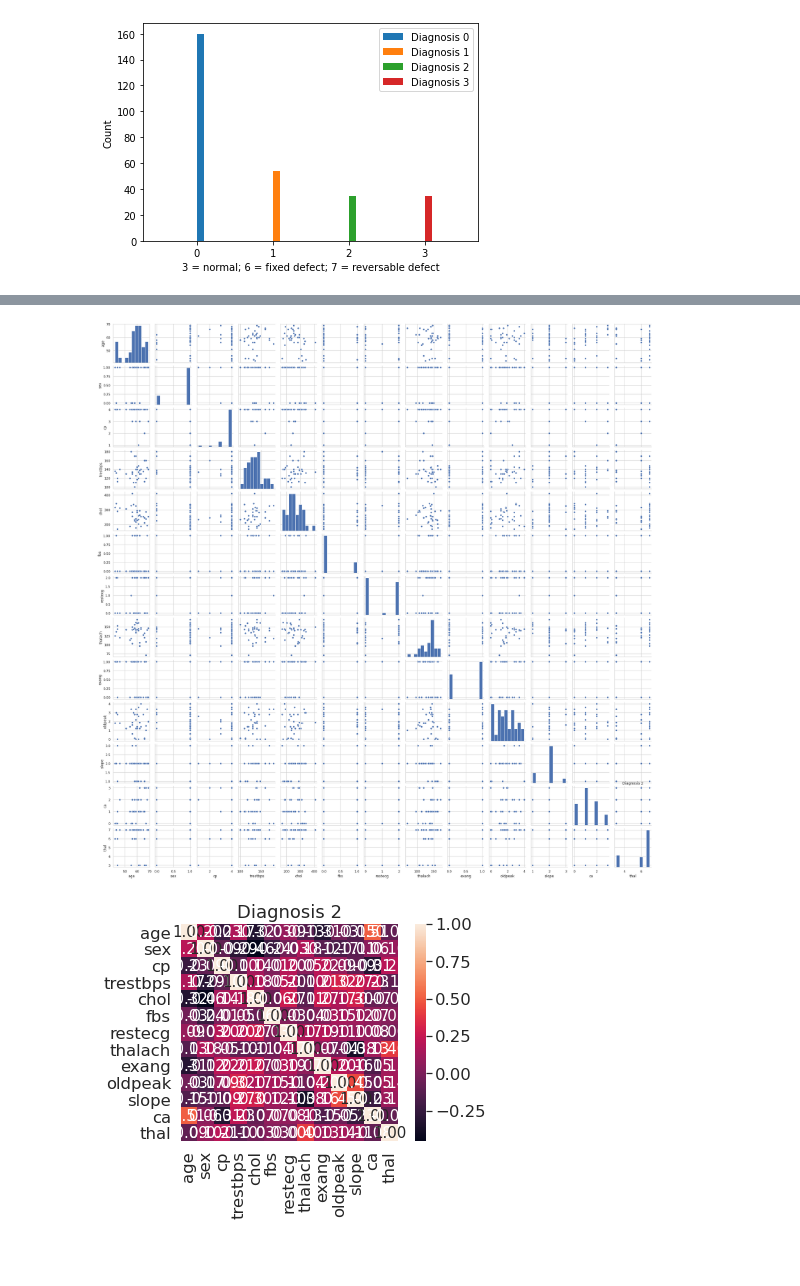
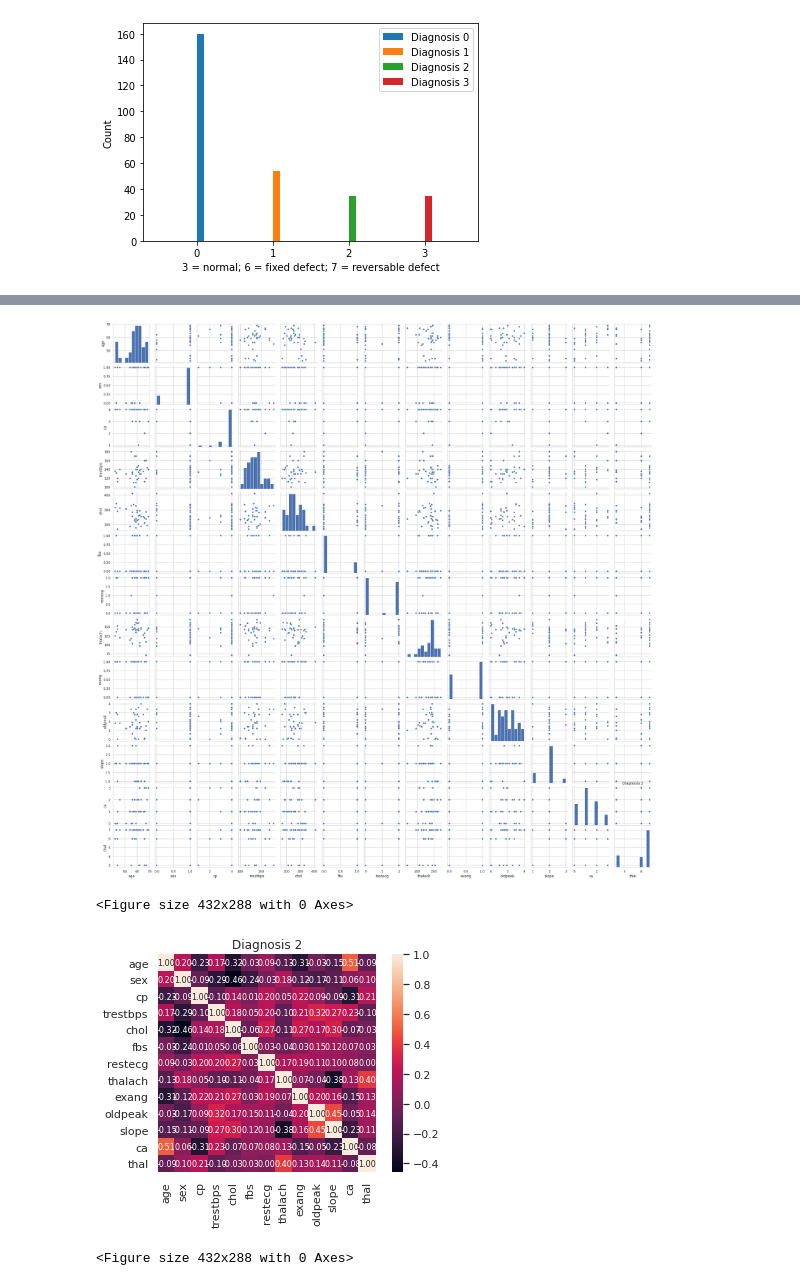
Before and after one commit to joaogomes18/Machine-Learning, a Jupyter notebook: 1stAssignment/1sAssignmentVisualData.ipynb, the cells around one changed output, grey strips where cells are left out. Saved outputs shown, nothing was run; the diff lists cells and outputs as text; code cells hidden in the pictures; blank space fills up the shorter version.

```diff
--- a/1stAssignment/1sAssignmentVisualData.ipynb
+++ b/1stAssignment/1sAssignmentVisualData.ipynb
@@ -170,9 +172,10 @@ plt.show()
 # %%
 cols = ["age", "sex", "cp", "trestbps", "chol", "fbs", "restecg", "thalach", "exang", "oldpeak", "slope", "ca", "thal"]
 cm = np.corrcoef(data0[["age", "sex", "cp", "trestbps", "chol", "fbs", "restecg", "thalach", "exang", "oldpeak", "slope", "ca", "thal"]].values.T)
-sns.set(font_scale=1.5)
-hm = sns.heatmap(cm, cbar=True, annot=True, square=True, fmt='.2f', annot_kws={'size':15},
+sns.set(font_scale=1)
+hm = sns.heatmap(cm, cbar=True, annot=True, square=True, fmt='.2f', annot_kws={'size':8},
                  yticklabels=cols, xticklabels=cols)
 plt.title("Diagnosis 0")
 plt.show()
+plt.savefig("diagnosis0_corr.png")
 # %% [output]
@@ -187,9 +193,10 @@ plt.show()
 # %%
 cols = ["age", "sex", "cp", "trestbps", "chol", "fbs", "restecg", "thalach", "exang", "oldpeak", "slope", "ca", "thal"]
 cm = np.corrcoef(data1[["age", "sex", "cp", "trestbps", "chol", "fbs", "restecg", "thalach", "exang", "oldpeak", "slope", "ca", "thal"]].values.T)
-sns.set(font_scale=1.5)
-hm = sns.heatmap(cm, cbar=True, annot=True, square=True, fmt='.2f', annot_kws={'size':15},
+sns.set(font_scale=1)
+hm = sns.heatmap(cm, cbar=True, annot=True, square=True, fmt='.2f', annot_kws={'size':8},
                  yticklabels=cols, xticklabels=cols)
 plt.title("Diagnosis 1")
 plt.show()
+plt.savefig("diagnosis1_corr.png")
 # %% [output]
@@ -199,18 +207,22 @@ sns.set(style='whitegrid', context='notebook')
 sns.pairplot(data2[["age", "sex", "cp", "trestbps", "chol", "fbs", "restecg", "thalach", "exang", "oldpeak", "slope", "ca", "thal"]], height=2)
 plt.title("Diagnosis 2")
 plt.show()
+plt.savefig("diagnosis2_mult.png")
 # %% [output]
 [figure]
+<Figure size 432x288 with 0 Axes>
 # %%
 cols = ["age", "sex", "cp", "trestbps", "chol", "fbs", "restecg", "thalach", "exang", "oldpeak", "slope", "ca", "thal"]
 cm = np.corrcoef(data2[["age", "sex", "cp", "trestbps", "chol", "fbs", "restecg", "thalach", "exang", "oldpeak", "slope", "ca", "thal"]].values.T)
-sns.set(font_scale=1.5)
-hm = sns.heatmap(cm, cbar=True, annot=True, square=True, fmt='.2f', annot_kws={'size':15},
+sns.set(font_scale=1)
+hm = sns.heatmap(cm, cbar=True, annot=True, square=True, fmt='.2f', annot_kws={'size':8},
                  yticklabels=cols, xticklabels=cols)
 plt.title("Diagnosis 2")
 plt.show()
+plt.savefig("diagnosis2_corr.png")
 # %% [output]
-[figure, old version]
+[figure, new version]
+<Figure size 432x288 with 0 Axes>
 # %%
 sns.set(style='whitegrid', context='notebook')
 sns.pairplot(data3[["age", "sex", "cp", "trestbps", "chol", "fbs", "restecg", "thalach", "exang", "oldpeak", "slope", "ca", "thal"]], height=2)
```
Also changed, not shown: parts of 8 cells of this notebook, 10 other files.
